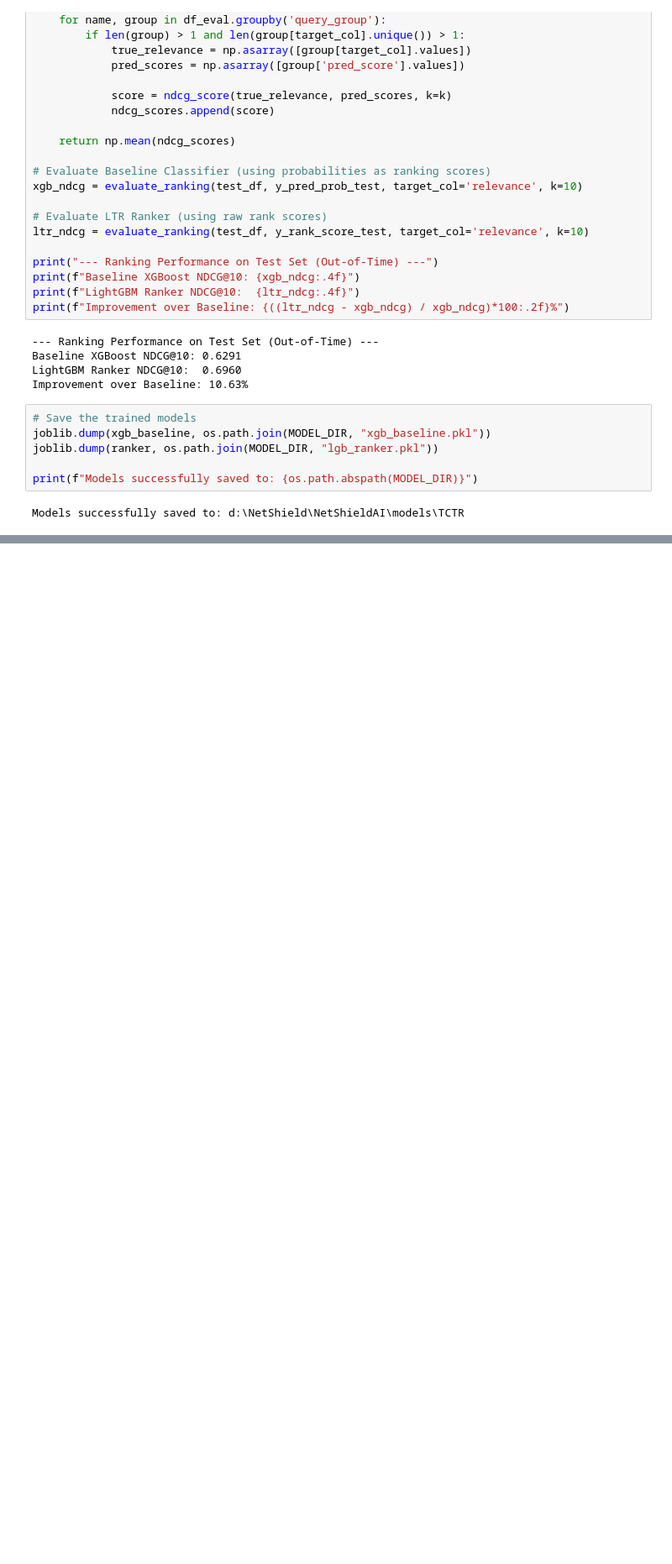
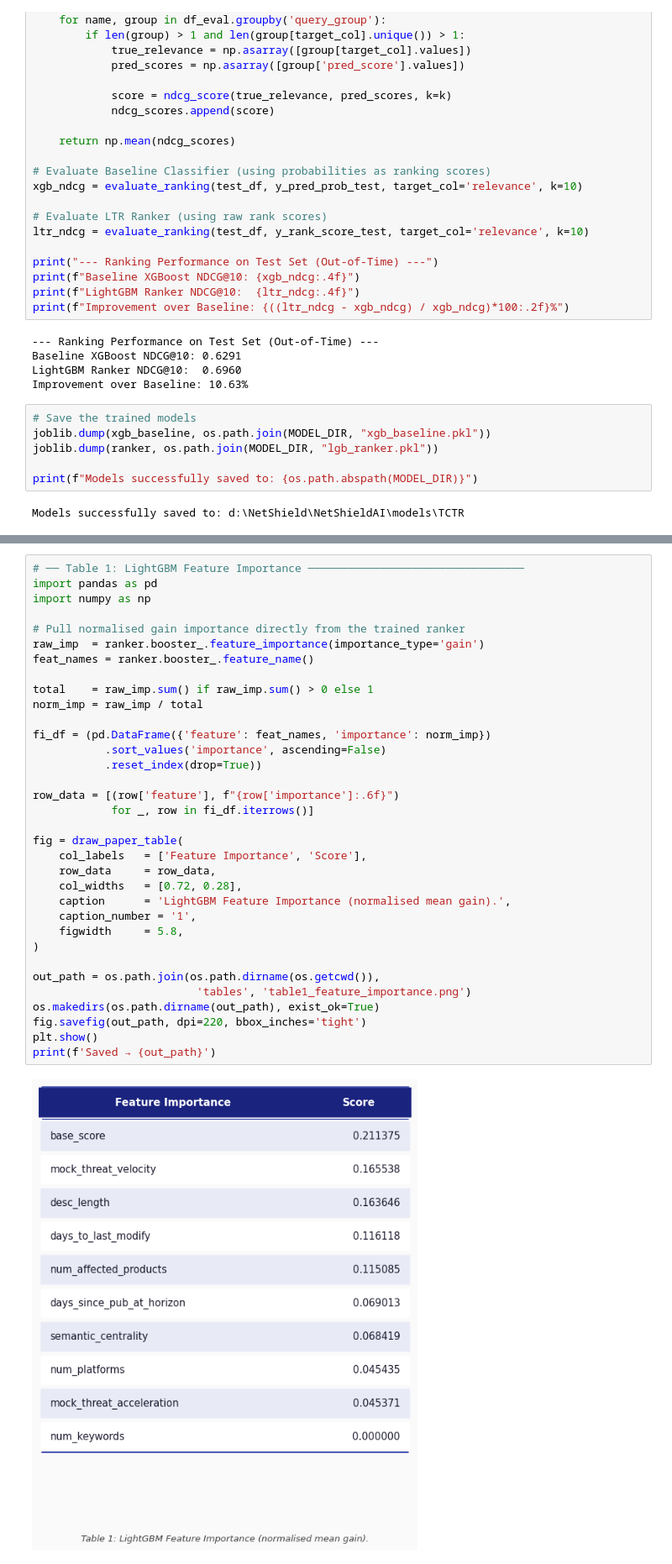
Before and after one commit to DivyViradiya/NetShieldAI, a Jupyter notebook: notebooks/03_baseline_and_ltr_models.ipynb, the cells around one changed output, grey strips where cells are left out. Shown at 84% size. Drawn from its saved outputs; the diff is of its cells as text; blank space fills up the shorter version.

```diff
--- a/notebooks/03_baseline_and_ltr_models.ipynb
+++ b/notebooks/03_baseline_and_ltr_models.ipynb
@@ -250,0 +333,36 @@ Models successfully saved to: d:\NetShield\NetShieldAI\models\TCTR
+# %%
+# ── Table 1: LightGBM Feature Importance ─────────────────────────────────
+import pandas as pd
+import numpy as np
+
+# Pull normalised gain importance directly from the trained ranker
+raw_imp  = ranker.booster_.feature_importance(importance_type='gain')
+feat_names = ranker.booster_.feature_name()
+
+total    = raw_imp.sum() if raw_imp.sum() > 0 else 1
+norm_imp = raw_imp / total
+
+fi_df = (pd.DataFrame({'feature': feat_names, 'importance': norm_imp})
+           .sort_values('importance', ascending=False)
+           .reset_index(drop=True))
+
+row_data = [(row['feature'], f"{row['importance']:.6f}")
+            for _, row in fi_df.iterrows()]
+
+fig = draw_paper_table(
+    col_labels   = ['Feature Importance', 'Score'],
+    row_data     = row_data,
+    col_widths   = [0.72, 0.28],
+    caption      = 'LightGBM Feature Importance (normalised mean gain).',
+    caption_number = '1',
+    figwidth     = 5.8,
+)
+
+out_path = os.path.join(os.path.dirname(os.getcwd()),
+                         'tables', 'table1_feature_importance.png')
+os.makedirs(os.path.dirname(out_path), exist_ok=True)
+fig.savefig(out_path, dpi=220, bbox_inches='tight')
+plt.show()
+print(f'Saved → {out_path}')
+# %% [output]
+[figure, added]
```
Also changed, not shown: parts of 3 cells of this notebook, 43 other files.
